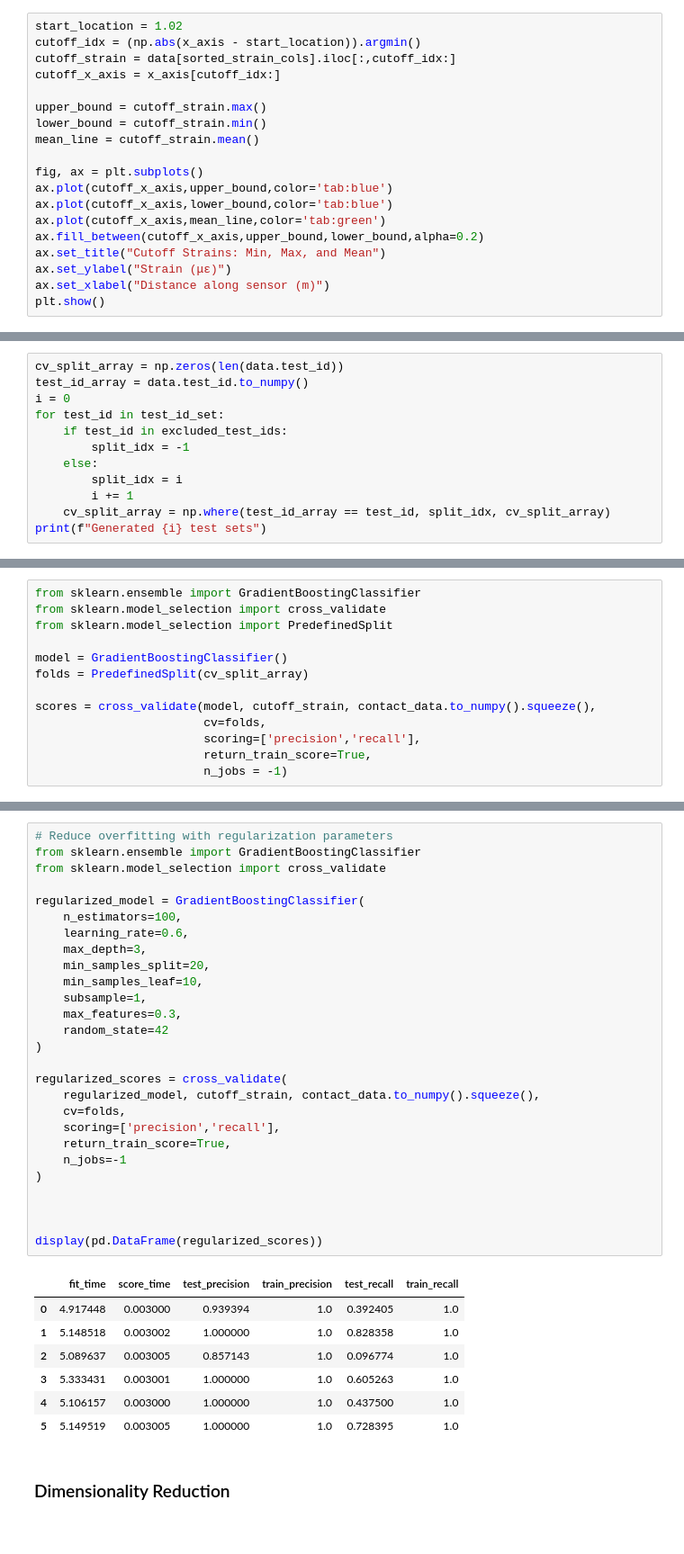
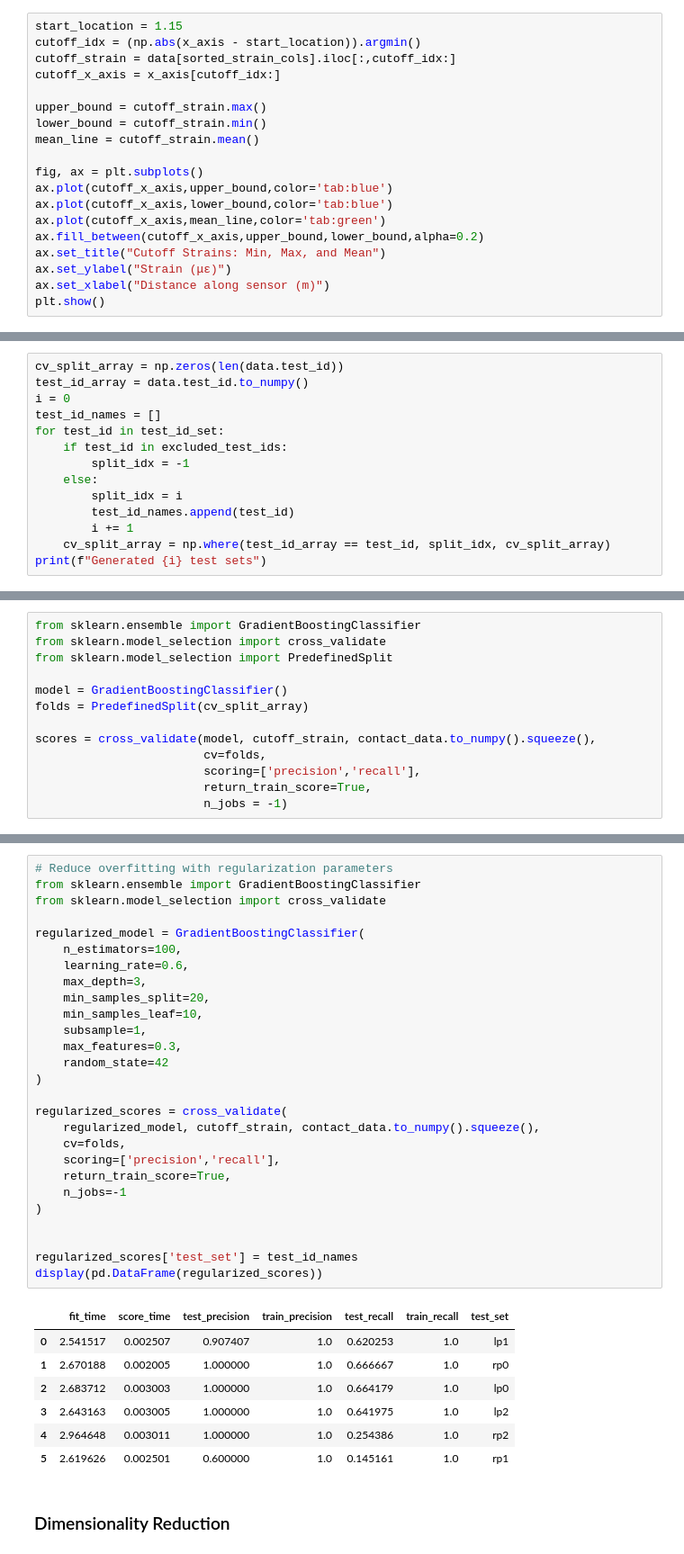
Before and after one commit to Jskacines/strain_learning, a Jupyter notebook: contact_classification.ipynb, the cells around one changed output, grey strips where cells are left out. Shown at 90% size. Saved outputs shown, nothing was run; the diff lists cells and outputs as text.

```diff
--- a/contact_classification.ipynb
+++ b/contact_classification.ipynb
@@ -134,7 +134,7 @@ plt.show()
 # %% [markdown]
 ### Cutoff excess early data
 # %%
-start_location = 1.02
+start_location = 1.15
 cutoff_idx = (np.abs(x_axis - start_location)).argmin()
 cutoff_strain = data[sorted_strain_cols].iloc[:,cutoff_idx:]
 cutoff_x_axis = x_axis[cutoff_idx:]
@@ -198,11 +198,13 @@ Name: count, dtype: int64
 cv_split_array = np.zeros(len(data.test_id))
 test_id_array = data.test_id.to_numpy()
 i = 0
+test_id_names = []
 for test_id in test_id_set:
     if test_id in excluded_test_ids:
         split_idx = -1
     else:
         split_idx = i
+        test_id_names.append(test_id)
         i += 1
     cv_split_array = np.where(test_id_array == test_id, split_idx, cv_split_array)
 print(f"Generated {i} test sets")
@@ -236,38 +239,38 @@ display(pd.DataFrame(scores))
 # %%
 # Reduce overfitting with regularization parameters
 from sklearn.ensemble import GradientBoostingClassifier
 from sklearn.model_selection import cross_validate
 
 regularized_model = GradientBoostingClassifier(
     n_estimators=100,
     learning_rate=0.6,
     max_depth=3,
     min_samples_split=20,
     min_samples_leaf=10,
     subsample=1,
     max_features=0.3,
     random_state=42
 )
 
 regularized_scores = cross_validate(
     regularized_model, cutoff_strain, contact_data.to_numpy().squeeze(),
     cv=folds,
     scoring=['precision','recall'],
     return_train_score=True,
     n_jobs=-1
 )
 
 
-
+regularized_scores['test_set'] = test_id_names
 display(pd.DataFrame(regularized_scores))
 # %% [output]
-|  | fit_time | score_time | test_precision | train_precision | test_recall | train_recall |
-| 0 | 4.917448 | 0.003000 | 0.939394 | 1.0 | 0.392405 | 1.0 |
-| 1 | 5.148518 | 0.003002 | 1.000000 | 1.0 | 0.828358 | 1.0 |
-| 2 | 5.089637 | 0.003005 | 0.857143 | 1.0 | 0.096774 | 1.0 |
-| 3 | 5.333431 | 0.003001 | 1.000000 | 1.0 | 0.605263 | 1.0 |
-| 4 | 5.106157 | 0.003000 | 1.000000 | 1.0 | 0.437500 | 1.0 |
-| 5 | 5.149519 | 0.003005 | 1.000000 | 1.0 | 0.728395 | 1.0 |
+|  | fit_time | score_time | test_precision | train_precision | test_recall | train_recall | test_set |
+| 0 | 2.541517 | 0.002507 | 0.907407 | 1.0 | 0.620253 | 1.0 | lp1 |
+| 1 | 2.670188 | 0.002005 | 1.000000 | 1.0 | 0.666667 | 1.0 | rp0 |
+| 2 | 2.683712 | 0.003003 | 1.000000 | 1.0 | 0.664179 | 1.0 | lp0 |
+| 3 | 2.643163 | 0.003005 | 1.000000 | 1.0 | 0.641975 | 1.0 | lp2 |
+| 4 | 2.964648 | 0.003011 | 1.000000 | 1.0 | 0.254386 | 1.0 | rp2 |
+| 5 | 2.619626 | 0.002501 | 0.600000 | 1.0 | 0.145161 | 1.0 | rp1 |
 # %% [markdown]
 ### Dimensionality Reduction
 # %%
```
Also changed, not shown: parts of 8 cells of this notebook.
